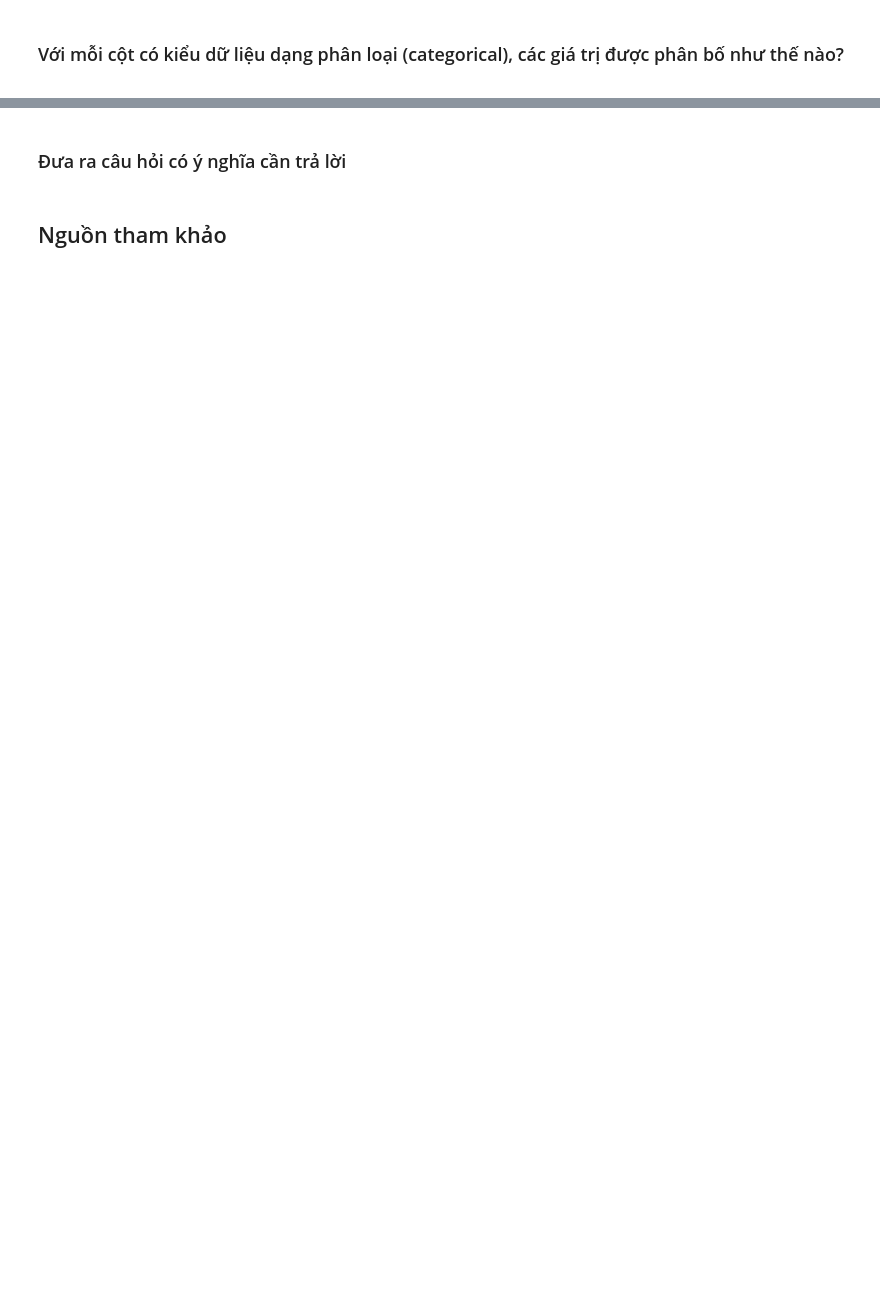
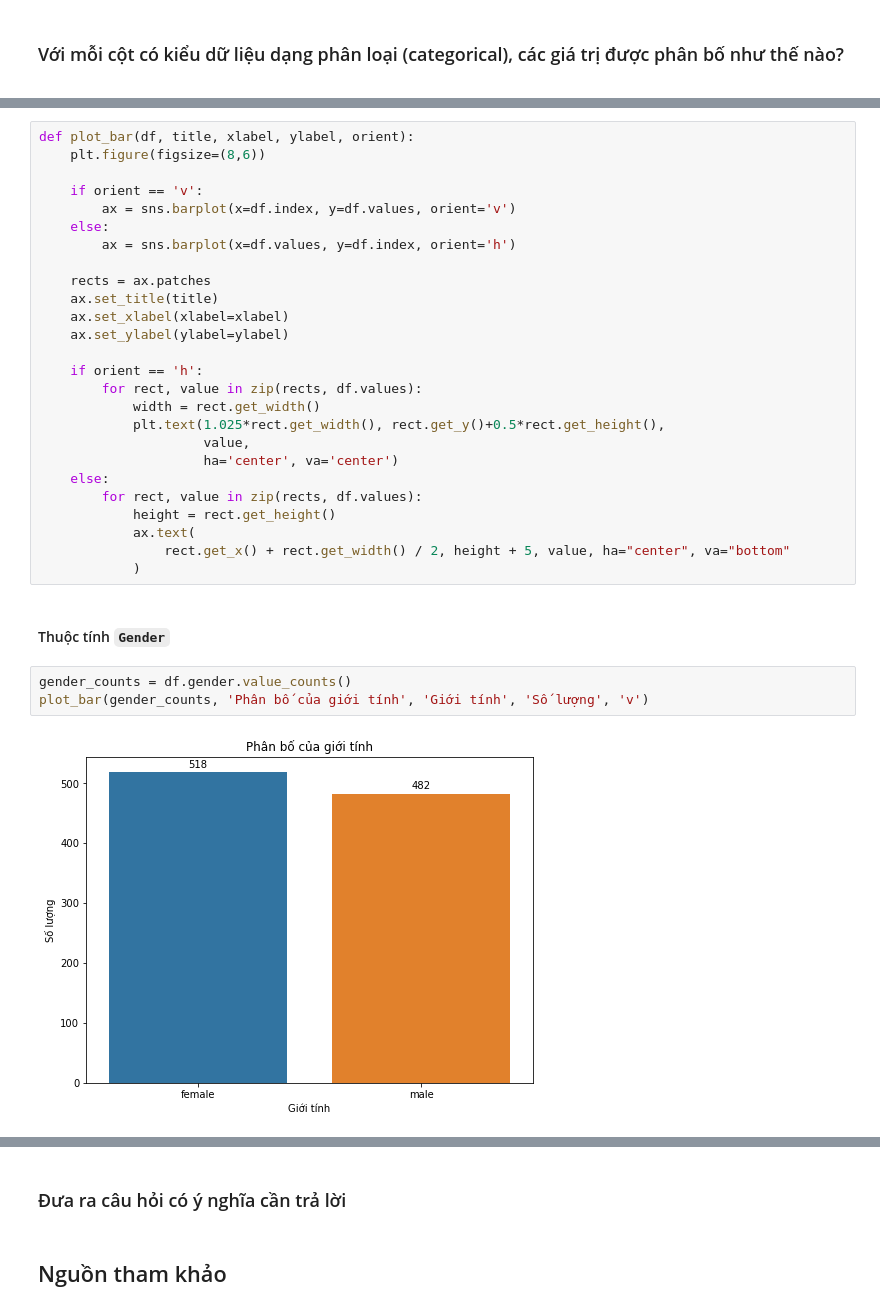
Before and after one commit to PNTAN19/LTKHDL, a Jupyter notebook: Students_Performance.ipynb, the cells around one changed output, grey strips where cells are left out. Cells and saved outputs as stored; diff of their text form; blank space fills up the shorter version.

```diff
--- a/Students_Performance.ipynb
+++ b/Students_Performance.ipynb
@@ -270,0 +324,33 @@ Dựa vào biểu đồ trực quan của dữ liệu `writing score`:
+# %%
+def plot_bar(df, title, xlabel, ylabel, orient):
+    plt.figure(figsize=(8,6))
+
+    if orient == 'v':
+        ax = sns.barplot(x=df.index, y=df.values, orient='v')
+    else:
+        ax = sns.barplot(x=df.values, y=df.index, orient='h')
+
+    rects = ax.patches
+    ax.set_title(title)
+    ax.set_xlabel(xlabel=xlabel)
+    ax.set_ylabel(ylabel=ylabel)
+
+    if orient == 'h':
+        for rect, value in zip(rects, df.values):
+            width = rect.get_width()
+            plt.text(1.025*rect.get_width(), rect.get_y()+0.5*rect.get_height(),
+                     value,
+                     ha='center', va='center')
+    else:
+        for rect, value in zip(rects, df.values):
+            height = rect.get_height()
+            ax.text(
+                rect.get_x() + rect.get_width() / 2, height + 5, value, ha="center", va="bottom"
+            )
+# %% [markdown]
+#### Thuộc tính `Gender`
+# %%
+gender_counts = df.gender.value_counts()
+plot_bar(gender_counts, 'Phân bố của giới tính', 'Giới tính', 'Số lượng', 'v')
+# %% [output]
+[figure, added]
```
Also changed, not shown: parts of 44 cells of this notebook.
